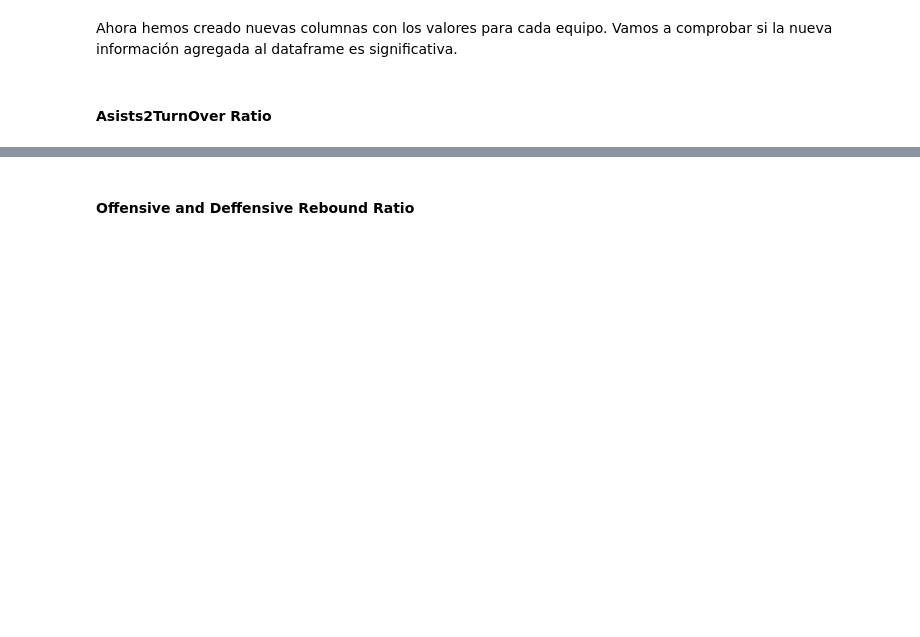
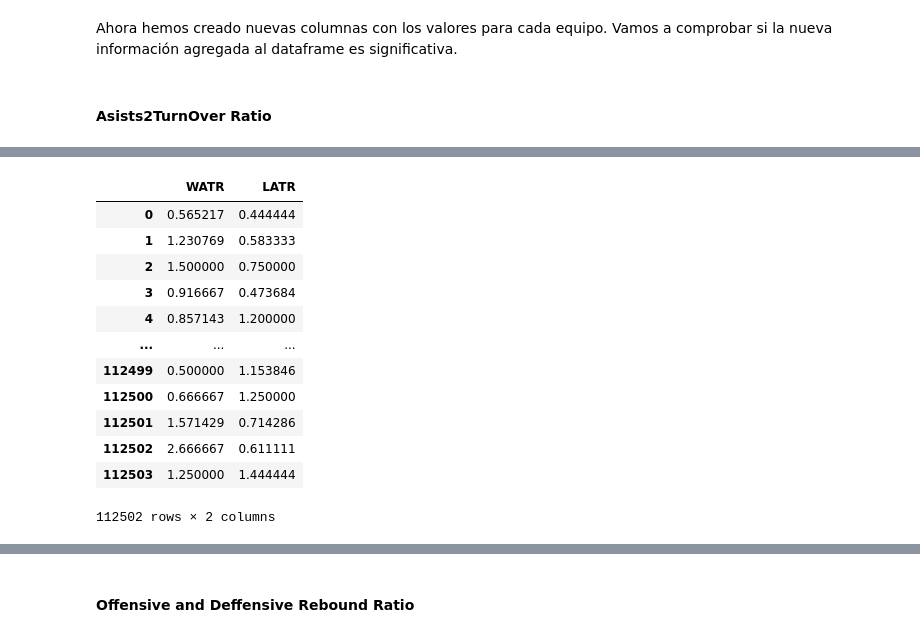
Before and after one commit to rauldaal/march-madness, a Jupyter notebook: data_exploration/MRegularSeason.ipynb, the cells around one changed output, grey strips where cells are left out. Cells and saved outputs as stored; diff of their text form; code cells hidden in the pictures; blank space fills up the shorter version.

```diff
--- a/data_exploration/MRegularSeason.ipynb
+++ b/data_exploration/MRegularSeason.ipynb
@@ -99,0 +126,17 @@ El 0.2718232044198895 de los equipos que pierden tienen un WATR menor o igual qu
+# %%
+df = df.replace([np.inf, -np.inf], np.nan)
+df[["WATR", "LATR"]].dropna()
+# %% [output]
+|  | WATR | LATR |
+| 0 | 0.565217 | 0.444444 |
+| 1 | 1.230769 | 0.583333 |
+| 2 | 1.500000 | 0.750000 |
+| 3 | 0.916667 | 0.473684 |
+| 4 | 0.857143 | 1.200000 |
+| ... | ... | ... |
+| 112499 | 0.500000 | 1.153846 |
+| 112500 | 0.666667 | 1.250000 |
+| 112501 | 1.571429 | 0.714286 |
+| 112502 | 2.666667 | 0.611111 |
+| 112503 | 1.250000 | 1.444444 |
+112502 rows × 2 columns
```
Also changed, not shown: parts of 3 cells of this notebook, 24 other files.
